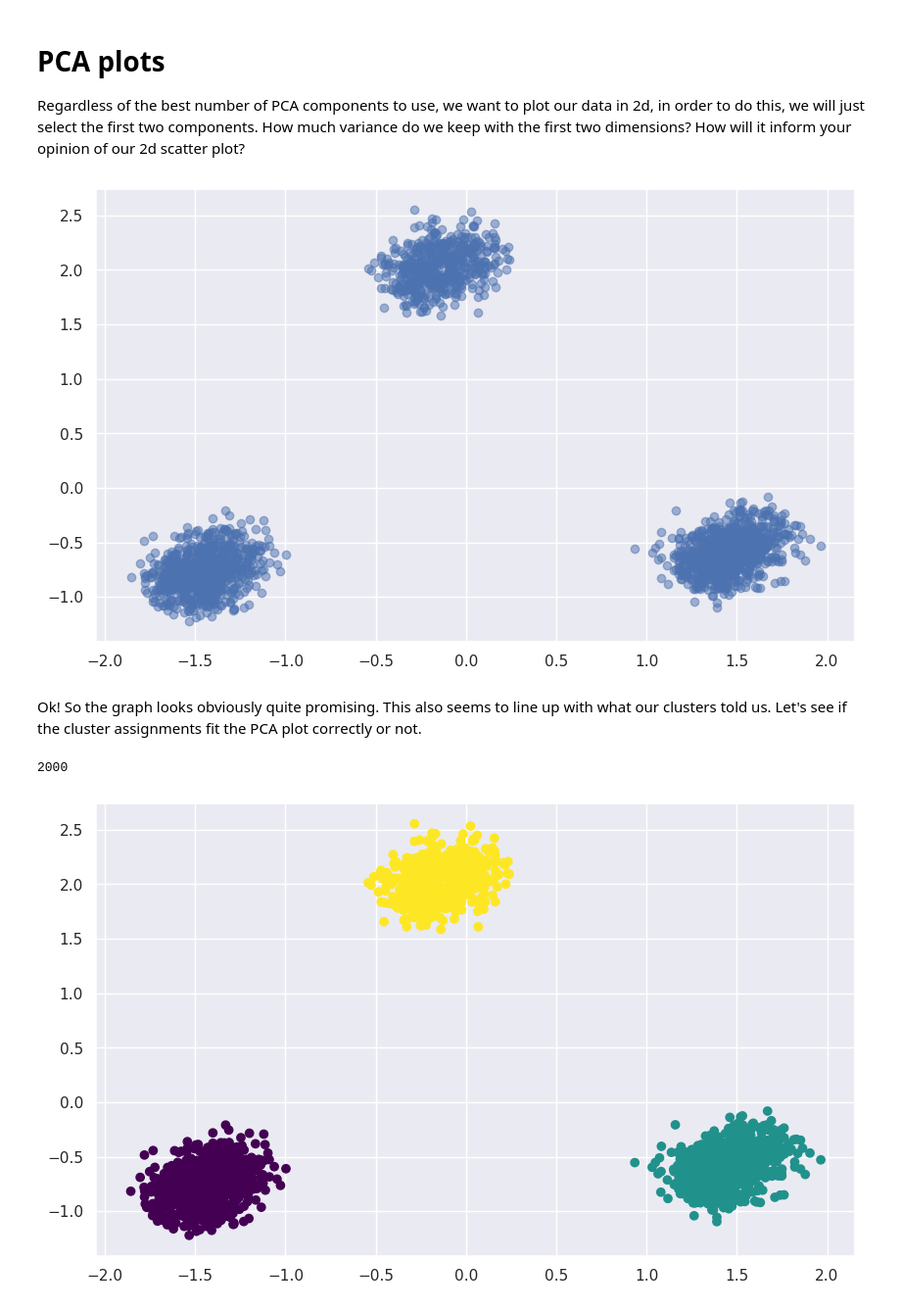
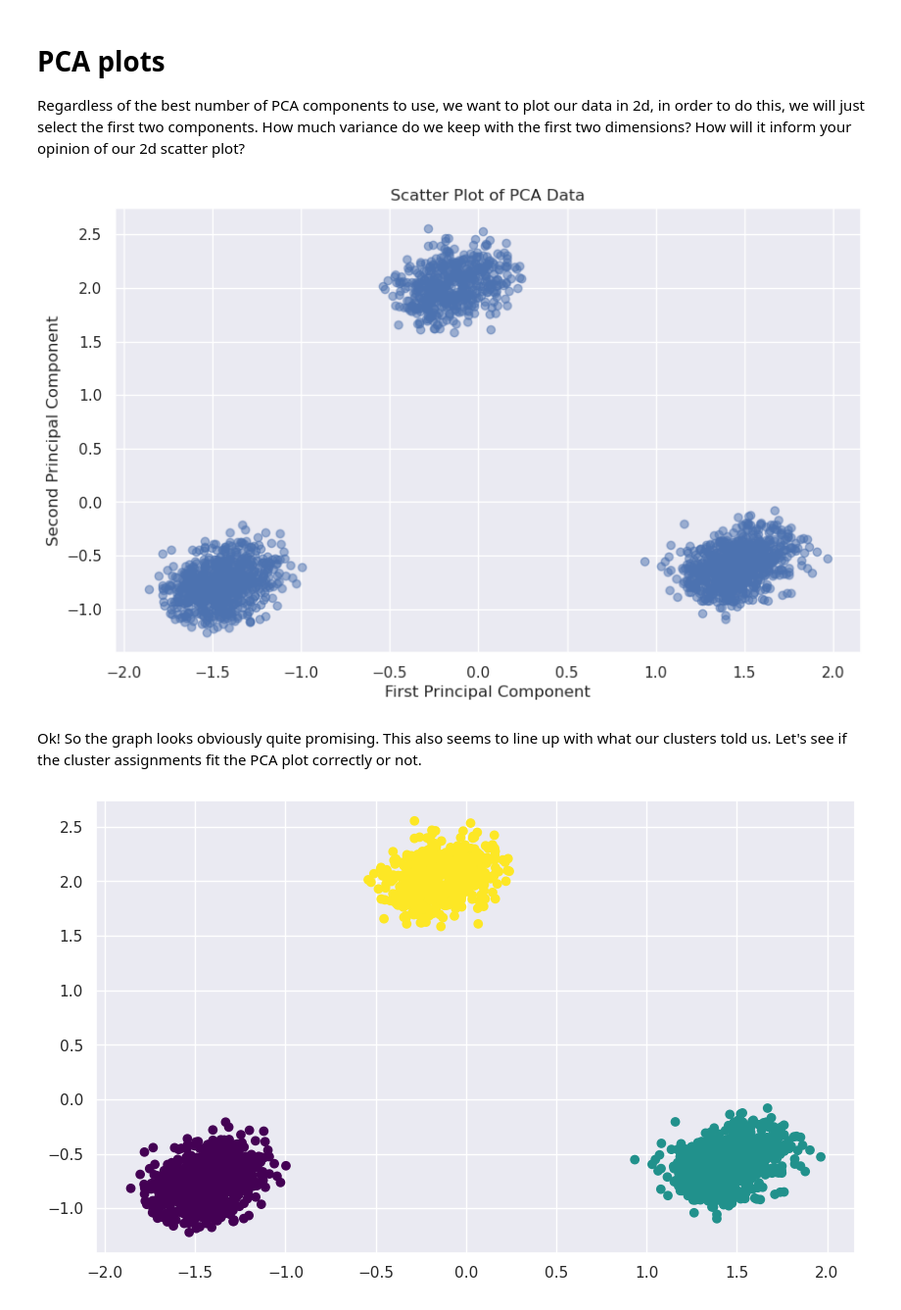
Before and after one commit to KyleSDeveloper/data-science-machine-learning-main, a Jupyter notebook: notebooks/11_PCA_cluster_customers.ipynb, the cells around one changed output. Shown at 98% size. Drawn from its saved outputs; the diff is of its cells as text; code cells hidden in the pictures.

```diff
--- a/notebooks/11_PCA_cluster_customers.ipynb
+++ b/notebooks/11_PCA_cluster_customers.ipynb
@@ -673,6 +673,7 @@ from sklearn.decomposition import PCA
 # make a PCA object.
 # fit your PCA object on the scaled data
 # look at the PCA shape , is it what you expected?
-pca = PCA(n_components=12)
-pca.fit(x_scaled)
+pca = PCA(n_components=10)
+x_sca_pca = pca.fit_transform(x_scaled)
+x_sca_pca.shape
 # %% [output]
@@ -713,26 +714,24 @@ x_sca_pca = pca.transform(x_scaled)
 # %%
 # perform a scatter plot of the PCA data
 # you'll want to use the first and second PCA components to plot.
 fig, ax = plt.subplots(figsize=(10,6))
 ax.scatter(x_sca_pca[:, 0], x_sca_pca[:, 1], alpha=0.5)
 
-
+ax.set_xlabel('First Principal Component')
+ax.set_ylabel('Second Principal Component')
+ax.set_title('Scatter Plot of PCA Data')
 
 # Show the plot
 plt.show()
 # %% [output]
-[figure, old version]
+[figure, new version]
 # %% [markdown]
 Ok! So the graph looks obviously quite promising. This also seems to line up with what our clusters told us.  Let's see if the cluster assignments fit the PCA plot correctly or not.
 # %%
 # get labels from K-means
-labels = kmeans.labels_
-print(labels)
+labels = kmeans.fit_predict(x_scaled)
 # note we should predict on the same data we fit K-means with. So if we fit with data "x_scaled" we need to be sure to predict on that data.
-
 # it would be a mistake to make predictions on the PCA transformed data now, because we did not fit the kmeans object on the PCA data!
-# %% [output]
-2000
 # %%
 fig, ax = plt.subplots(figsize=(10,6));
 
```
Also changed, not shown: parts of 19 cells of this notebook.
